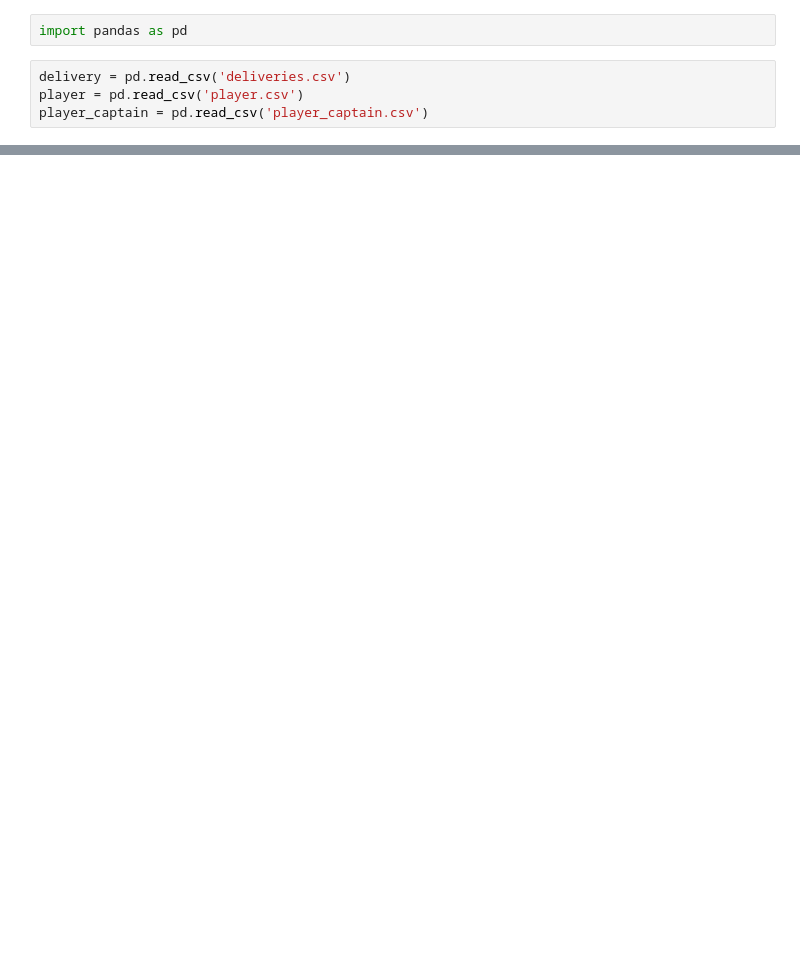
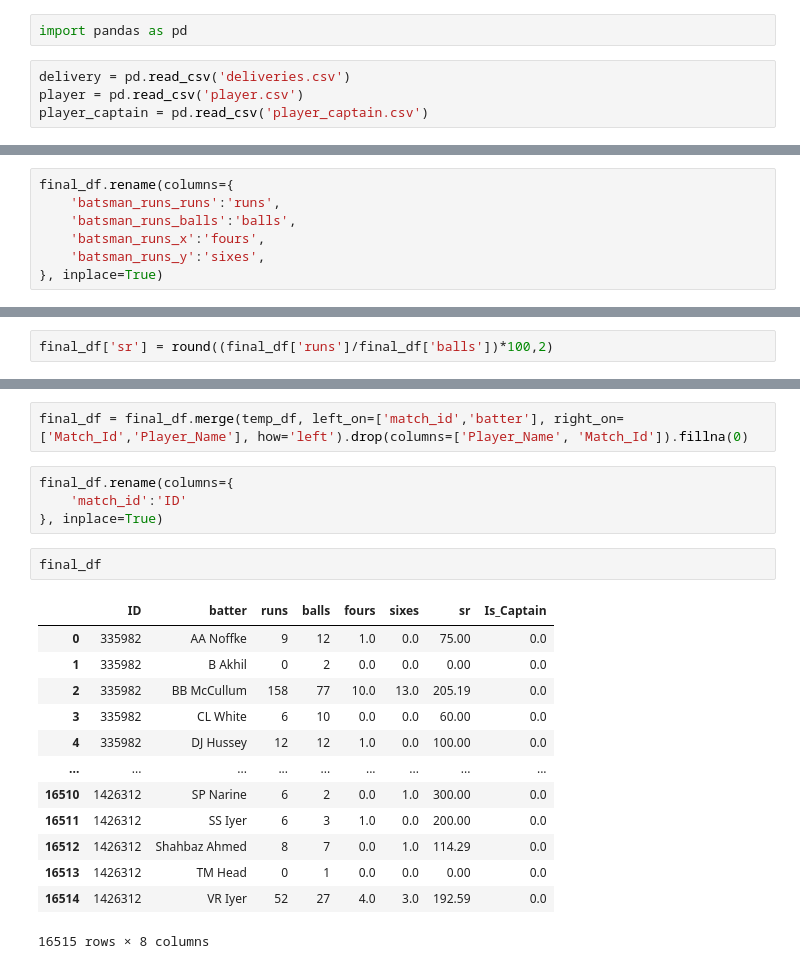
Before and after one commit to Apurba1903/elt_process_on_ipl_data, a Jupyter notebook: extract_information.ipynb, the cells around one changed output, grey strips where cells are left out. Drawn from its saved outputs; the diff is of its cells as text; blank space fills up the shorter version.

```diff
--- a/extract_information.ipynb
+++ b/extract_information.ipynb
@@ -6,0 +81,7 @@ player_captain = pd.read_csv('player_captain.csv')
+# %%
+final_df.rename(columns={
+    'batsman_runs_runs':'runs',
+    'batsman_runs_balls':'balls',
+    'batsman_runs_x':'fours',
+    'batsman_runs_y':'sixes',
+}, inplace=True)
@@ -6,0 +97,2 @@ player_captain = pd.read_csv('player_captain.csv')
+# %%
+final_df['sr'] = round((final_df['runs']/final_df['balls'])*100,2)
@@ -6,0 +131,22 @@ player_captain = pd.read_csv('player_captain.csv')
+# %%
+final_df = final_df.merge(temp_df, left_on=['match_id','batter'], right_on=['Match_Id','Player_Name'], how='left').drop(columns=['Player_Name', 'Match_Id']).fillna(0)
+# %%
+final_df.rename(columns={
+    'match_id':'ID'
+}, inplace=True)
+# %%
+final_df
+# %% [output]
+|  | ID | batter | runs | balls | fours | sixes | sr | Is_Captain |
+| 0 | 335982 | AA Noffke | 9 | 12 | 1.0 | 0.0 | 75.00 | 0.0 |
+| 1 | 335982 | B Akhil | 0 | 2 | 0.0 | 0.0 | 0.00 | 0.0 |
+| 2 | 335982 | BB McCullum | 158 | 77 | 10.0 | 13.0 | 205.19 | 0.0 |
+| 3 | 335982 | CL White | 6 | 10 | 0.0 | 0.0 | 60.00 | 0.0 |
+| 4 | 335982 | DJ Hussey | 12 | 12 | 1.0 | 0.0 | 100.00 | 0.0 |
+| ... | ... | ... | ... | ... | ... | ... | ... | ... |
+| 16510 | 1426312 | SP Narine | 6 | 2 | 0.0 | 1.0 | 300.00 | 0.0 |
+| 16511 | 1426312 | SS Iyer | 6 | 3 | 1.0 | 0.0 | 200.00 | 0.0 |
+| 16512 | 1426312 | Shahbaz Ahmed | 8 | 7 | 0.0 | 1.0 | 114.29 | 0.0 |
+| 16513 | 1426312 | TM Head | 0 | 1 | 0.0 | 0.0 | 0.00 | 0.0 |
+| 16514 | 1426312 | VR Iyer | 52 | 27 | 4.0 | 3.0 | 192.59 | 0.0 |
+16515 rows × 8 columns
```
Also changed, not shown: parts of 16 cells of this notebook.
